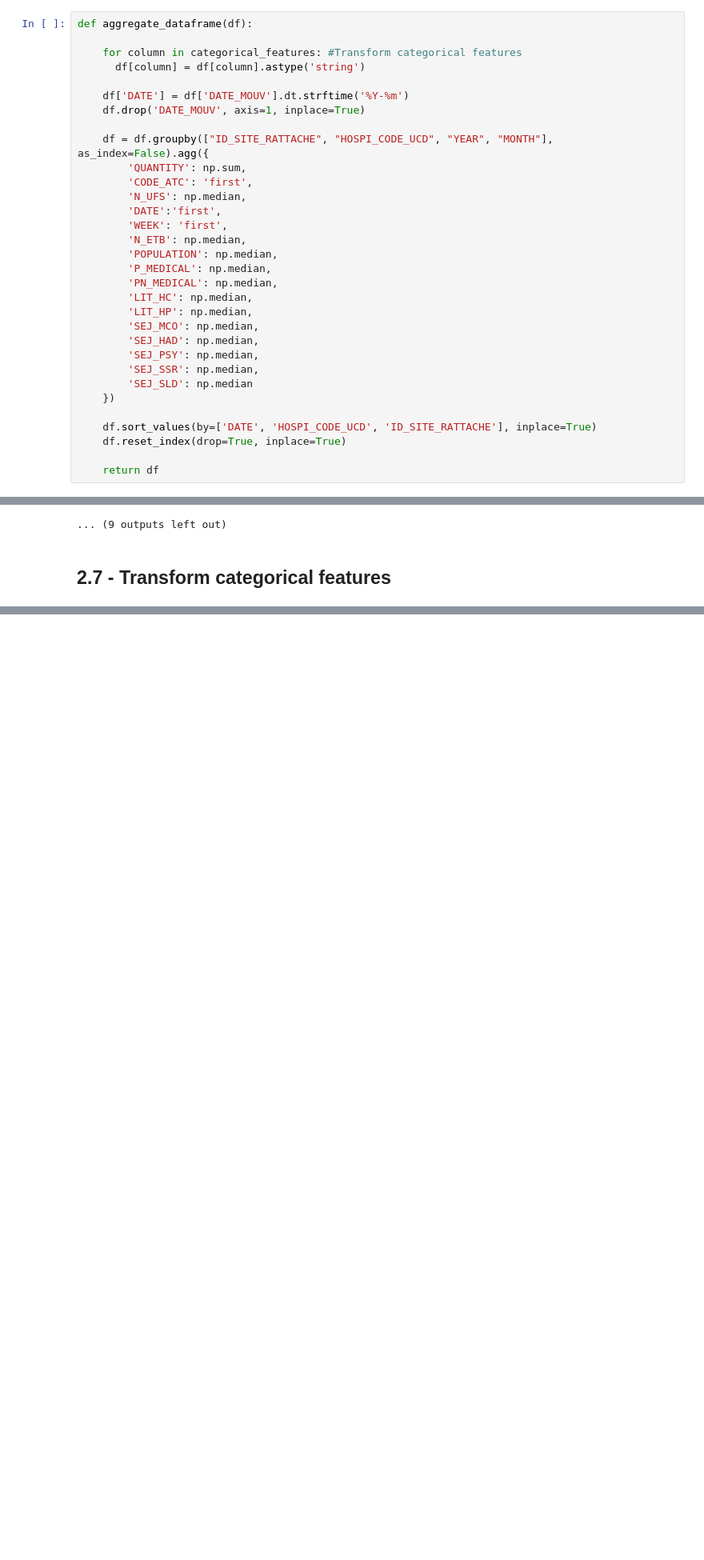
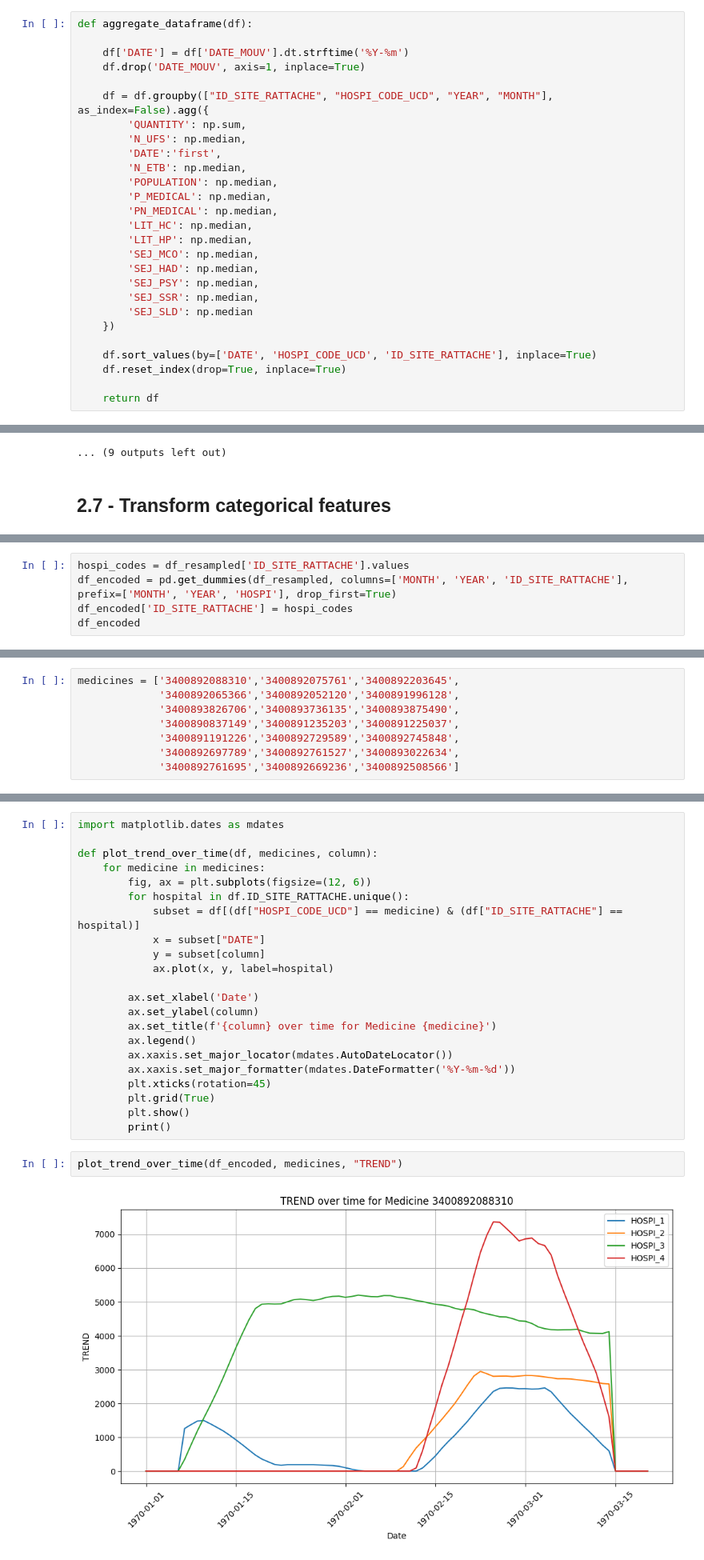
Before and after one commit to douglasmmachado/MedicineConsumption, a Jupyter notebook: notebooks/causal_method/unified_approach/tests.ipynb, the cells around one changed output, grey strips where cells are left out. Shown at 80% size. Cells and saved outputs as stored; diff of their text form; blank space fills up the shorter version.

```diff
--- a/notebooks/causal_method/unified_approach/tests.ipynb
+++ b/notebooks/causal_method/unified_approach/tests.ipynb
@@ -264,19 +260,14 @@ df_cp_filled
 ## 2.5 - Aggregate data by drug, hospital, year and month
 # %%
 def aggregate_dataframe(df):
-
-    for column in categorical_features: #Transform categorical features
-      df[column] = df[column].astype('string')
 
     df['DATE'] = df['DATE_MOUV'].dt.strftime('%Y-%m')
     df.drop('DATE_MOUV', axis=1, inplace=True)
 
     df = df.groupby(["ID_SITE_RATTACHE", "HOSPI_CODE_UCD", "YEAR", "MONTH"], as_index=False).agg({
         'QUANTITY': np.sum,
-        'CODE_ATC': 'first',
         'N_UFS': np.median,
         'DATE':'first',
-        'WEEK': 'first',
         'N_ETB': np.median,
         'POPULATION': np.median,
         'P_MEDICAL': np.median,
@@ -410,0 +343,5 @@ df_resampled_numerical_only.to_csv('df_resampled.csv', index=False)
+# %%
+hospi_codes = df_resampled['ID_SITE_RATTACHE'].values
+df_encoded = pd.get_dummies(df_resampled, columns=['MONTH', 'YEAR', 'ID_SITE_RATTACHE'], prefix=['MONTH', 'YEAR', 'HOSPI'], drop_first=True)
+df_encoded['ID_SITE_RATTACHE'] = hospi_codes
+df_encoded
@@ -410,0 +364,8 @@ df_resampled_numerical_only.to_csv('df_resampled.csv', index=False)
+# %%
+medicines = ['3400892088310','3400892075761','3400892203645',
+             '3400892065366','3400892052120','3400891996128',
+             '3400893826706','3400893736135','3400893875490',
+             '3400890837149','3400891235203','3400891225037',
+             '3400891191226','3400892729589','3400892745848',
+             '3400892697789','3400892761527','3400893022634',
+             '3400892761695','3400892669236','3400892508566']
@@ -410,0 +430,26 @@ df_resampled_numerical_only.to_csv('df_resampled.csv', index=False)
+# %%
+import matplotlib.dates as mdates
+
+def plot_trend_over_time(df, medicines, column):
+    for medicine in medicines:
+        fig, ax = plt.subplots(figsize=(12, 6))
+        for hospital in df.ID_SITE_RATTACHE.unique():
+            subset = df[(df["HOSPI_CODE_UCD"] == medicine) & (df["ID_SITE_RATTACHE"] == hospital)]
+            x = subset["DATE"]
+            y = subset[column]
+            ax.plot(x, y, label=hospital)
+
+        ax.set_xlabel('Date')
+        ax.set_ylabel(column)
+        ax.set_title(f'{column} over time for Medicine {medicine}')
+        ax.legend()
+        ax.xaxis.set_major_locator(mdates.AutoDateLocator())
+        ax.xaxis.set_major_formatter(mdates.DateFormatter('%Y-%m-%d'))
+        plt.xticks(rotation=45)
+        plt.grid(True)
+        plt.show()
+        print()
+# %%
+plot_trend_over_time(df_encoded, medicines, "TREND")
+# %% [output]
+[figure, added]
```
Also changed, not shown: parts of 27 cells of this notebook.
